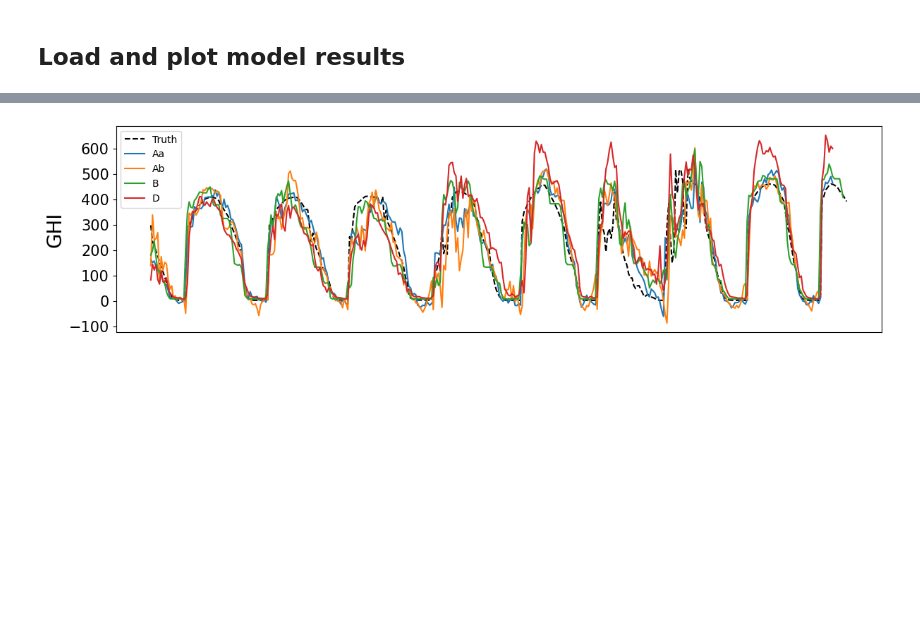
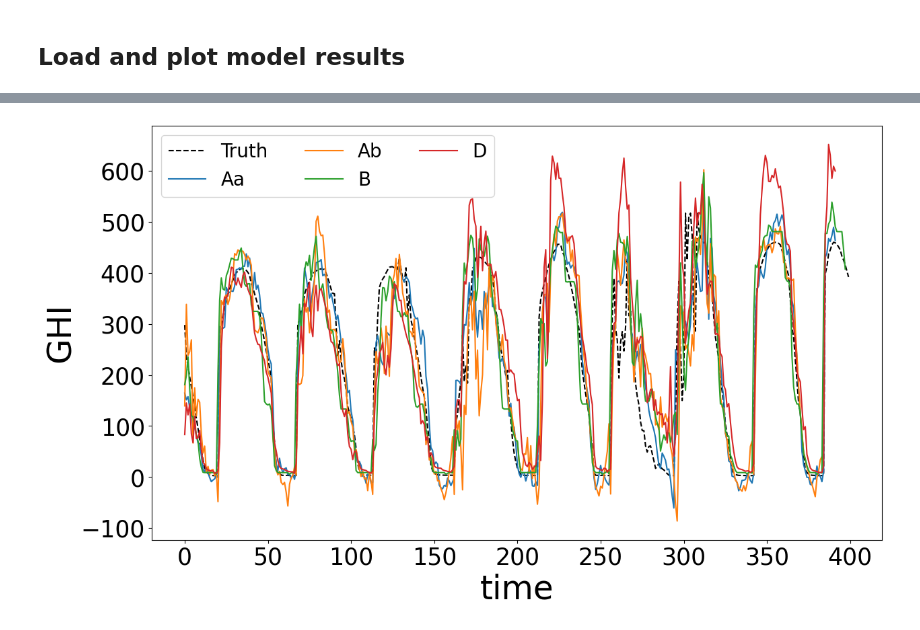
Before and after one commit to CS-433/ml-project-2-lapd, a Jupyter notebook: saved model and comparison/result.ipynb, the cells around one changed output, grey strips where cells are left out. Drawn from its saved outputs; the diff is of its cells as text; code cells hidden in the pictures; blank space fills up the shorter version.

```diff
--- a/saved model and comparison/result.ipynb
+++ b/saved model and comparison/result.ipynb
@@ -151,27 +150,28 @@ for M in model:
 # %%
 R = [R1,R2,R3]
 
 loc = [location[-1]]
 for i in range(len(loc)) :
 
 #### a plot to visualize our predictions vs the true vlaues
-  plt.figure(figsize=(14,3.8))
+  plt.figure(figsize=(14,8))
 
   #get current axes
   ax = plt.gca()
-  plt.xticks(fontsize=15)
-  plt.yticks(fontsize=15)
-  ax.set_ylabel("GHI", fontsize=20)
-  ax.set_xlabel("time", fontsize=20)
+  plt.xticks(fontsize=25)
+  plt.yticks(fontsize=25)
+  ax.set_ylabel("GHI", fontsize=35)
+  ax.set_xlabel("time", fontsize=35)
   plt.plot(GHI[location[i]:location[i]+dist], '--k',label = 'Truth')
   #plt.ylim(-50,1000)
 
   for j in range(len(R[i])) :
     plt.plot(R[i][j], label = name[j])
   if i == 0:
-    plt.legend(loc = 'best')
-  if i != 2:
-    ax.get_xaxis().set_visible(False)
+    plt.legend(loc='upper left', ncol=3, fontsize=20)
+    #plt.legend(loc = 'best', fontsize=20)
+  #if i != 2:
+  #  ax.get_xaxis().set_visible(False)
   plt.show()
 # %% [output]
-[figure, old version]
+[figure, new version]
```
Also changed, not shown: parts of 3 cells of this notebook, 2 other files.
